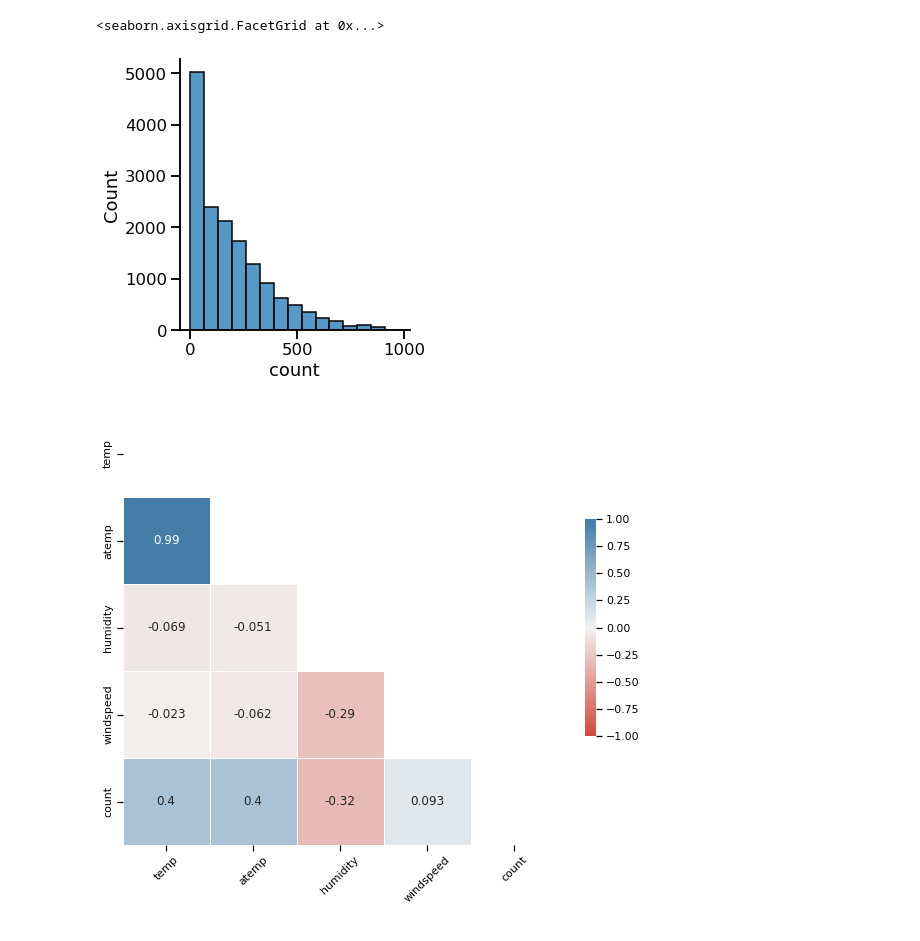
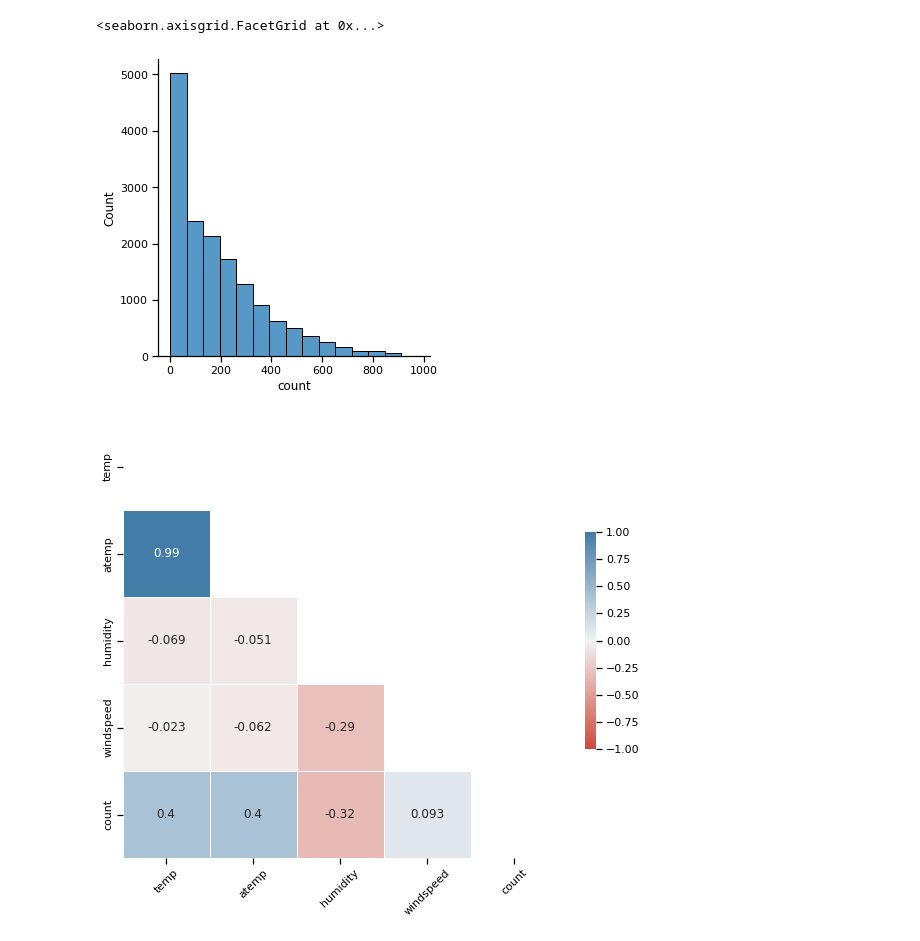
Before and after one commit to dovmar/RA, a Jupyter notebook: Lab2/Gataveckas_Gaulia_Martinkus_laboratorinio_2_kodas_Python_DM_2gr.ipynb, the cells around one changed output. Cells and saved outputs as stored; diff of their text form; code cells hidden in the pictures.

```diff
--- a/Lab2/Untitled.ipynb
+++ b/Lab2/Gataveckas_Gaulia_Martinkus_laboratorinio_2_kodas_Python_DM_2gr.ipynb
@@ -23,7 +38,7 @@ test['weather'] = test.weather.astype('category')
 # %%
-sns.set_context("talk")
+sns.set_context("notebook")
 sns.displot(x="count",data=train,kind="hist",bins=15)
 # %% [output]
 <seaborn.axisgrid.FacetGrid at 0x...>
-[figure, old version]
+[figure, new version]
 # %%
```
Also changed, not shown: parts of 16 cells of this notebook, 1 other file.
